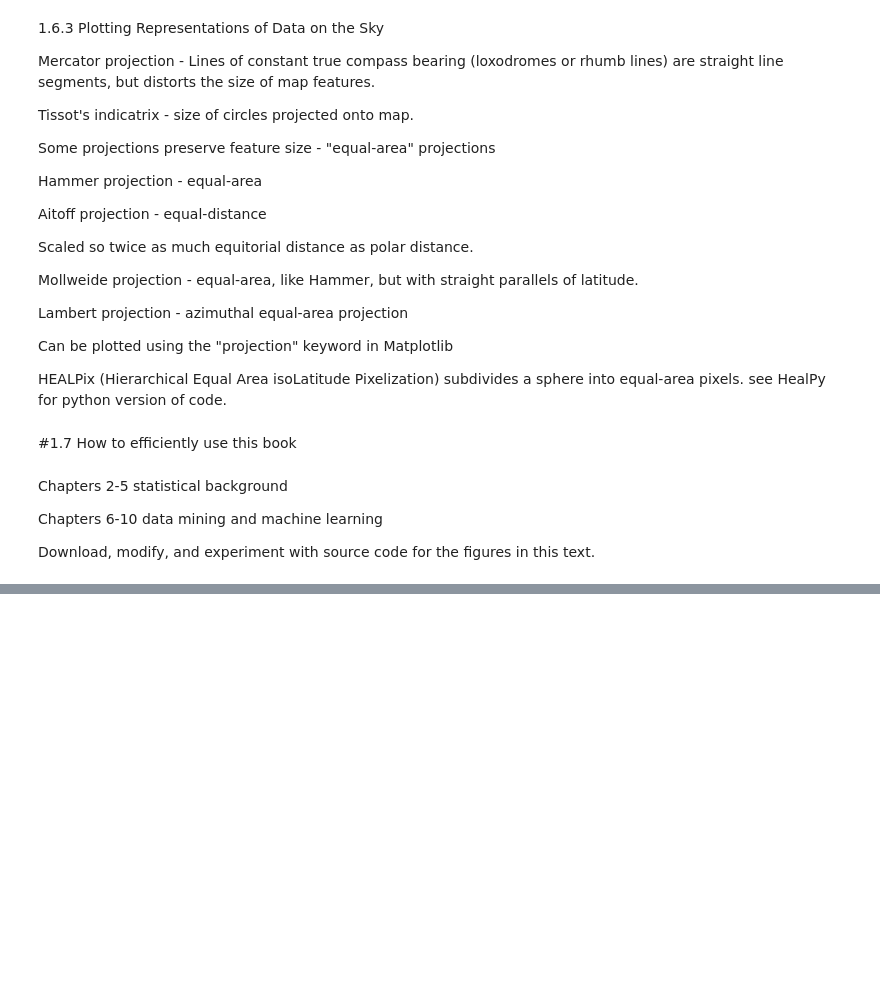
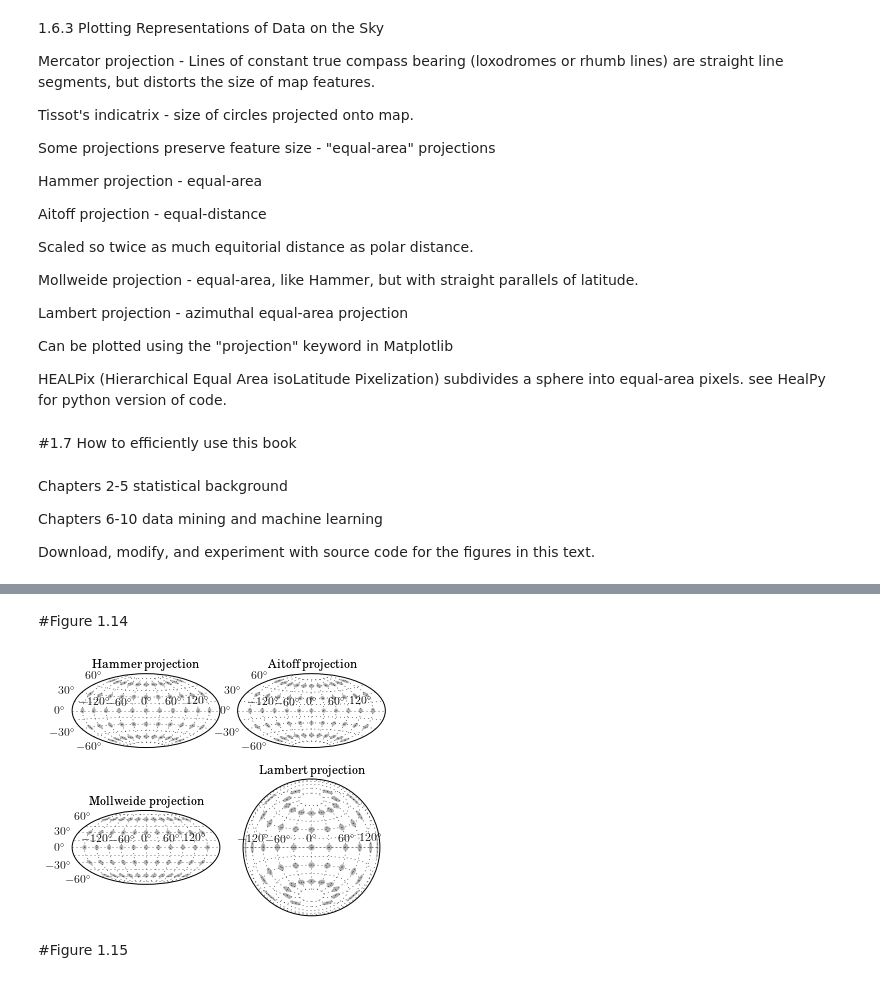
Before and after one commit to kdhiner/KAstroML, a Jupyter notebook: Chapter 1.ipynb, the cells around one changed output, grey strips where cells are left out. Cells and saved outputs as stored; diff of their text form; code cells hidden in the pictures; blank space fills up the shorter version.

```diff
--- a/Chapter 1.ipynb
+++ b/Chapter 1.ipynb
@@ -398,0 +454,58 @@ Download, modify, and experiment with source code for the figures in this text.
+# %% [markdown]
+#Figure 1.14
+# %%
+# Author: Jake VanderPlas
+# License: BSD
+#   The figure produced by this code is published in the textbook
+#   "Statistics, Data Mining, and Machine Learning in Astronomy" (2013)
+#   For more information, see http://astroML.github.com
+#   To report a bug or issue, use the following forum:
+#    https://groups.google.com/forum/#!forum/astroml-general
+import numpy as np
+from matplotlib import pyplot as plt
+from astroML.plotting import plot_tissot_ellipse
+
+#----------------------------------------------------------------------
+# This function adjusts matplotlib settings for a uniform feel in the textbook.
+# Note that with usetex=True, fonts are rendered with LaTeX.  This may
+# result in an error if LaTeX is not installed on your system.  In that case,
+# you can set usetex to False.
+from astroML.plotting import setup_text_plots
+setup_text_plots(fontsize=12, usetex=True)
+
+#------------------------------------------------------------
+# generate a latitude/longitude grid
+circ_long = np.linspace(-np.pi, np.pi, 13)[1:-1]
+circ_lat = np.linspace(-np.pi / 2, np.pi / 2, 7)[1:-1]
+radius = 10 * np.pi / 180.
+
+#------------------------------------------------------------
+# Plot the built-in projections
+plt.figure(figsize=(5, 4))
+plt.subplots_adjust(hspace=0, wspace=0.12,
+                    left=0.08, right=0.95,
+                    bottom=0.05, top=1.0)
+
+for (i, projection) in enumerate(['Hammer', 'Aitoff', 'Mollweide', 'Lambert']):
+    ax = plt.subplot(221 + i, projection=projection.lower())
+
+    ax.xaxis.set_major_locator(plt.FixedLocator(np.pi / 3
+                                                * np.linspace(-2, 2, 5)))
+    ax.xaxis.set_minor_locator(plt.FixedLocator(np.pi / 6
+                                                * np.linspace(-5, 5, 11)))
+    ax.yaxis.set_major_locator(plt.FixedLocator(np.pi / 6
+                                                * np.linspace(-2, 2, 5)))
+    ax.yaxis.set_minor_locator(plt.FixedLocator(np.pi / 12
+                                                * np.linspace(-5, 5, 11)))
+
+    ax.grid(True, which='minor')
+
+    plot_tissot_ellipse(circ_long[:, None], circ_lat, radius,
+                        ax=ax, fc='k', alpha=0.3, linewidth=0)
+    ax.set_title('%s projection' % projection)
+
+plt.show()
+# %% [output]
+[figure, added]
+# %% [markdown]
+#Figure 1.15
```
Also changed, not shown: parts of 3 cells of this notebook.
